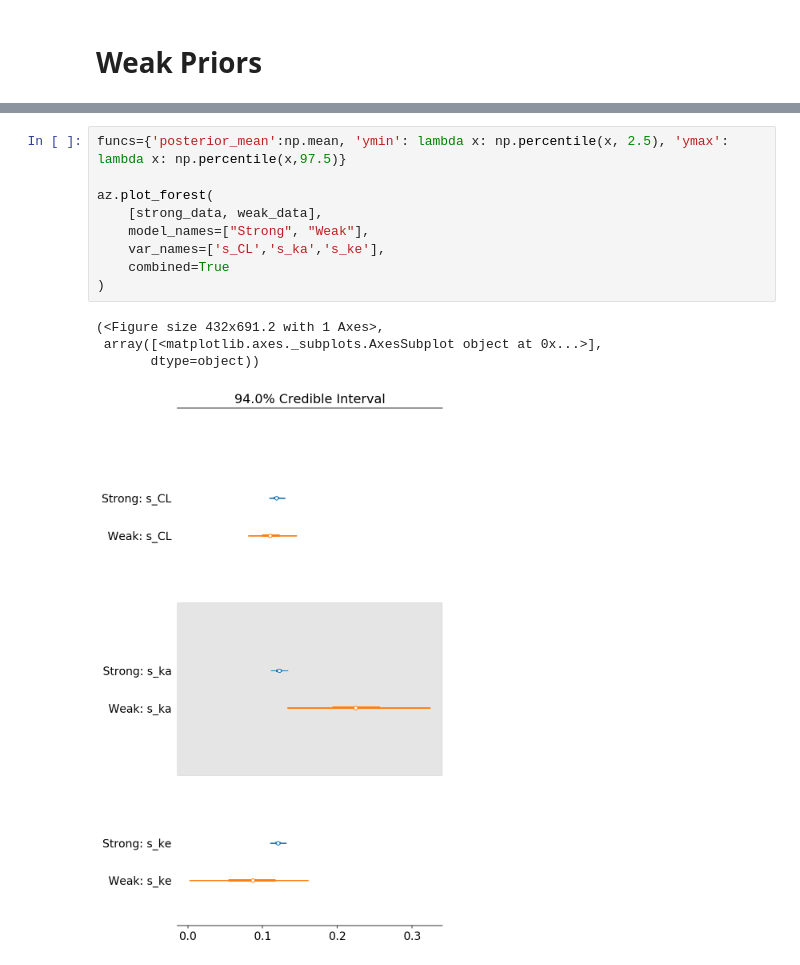
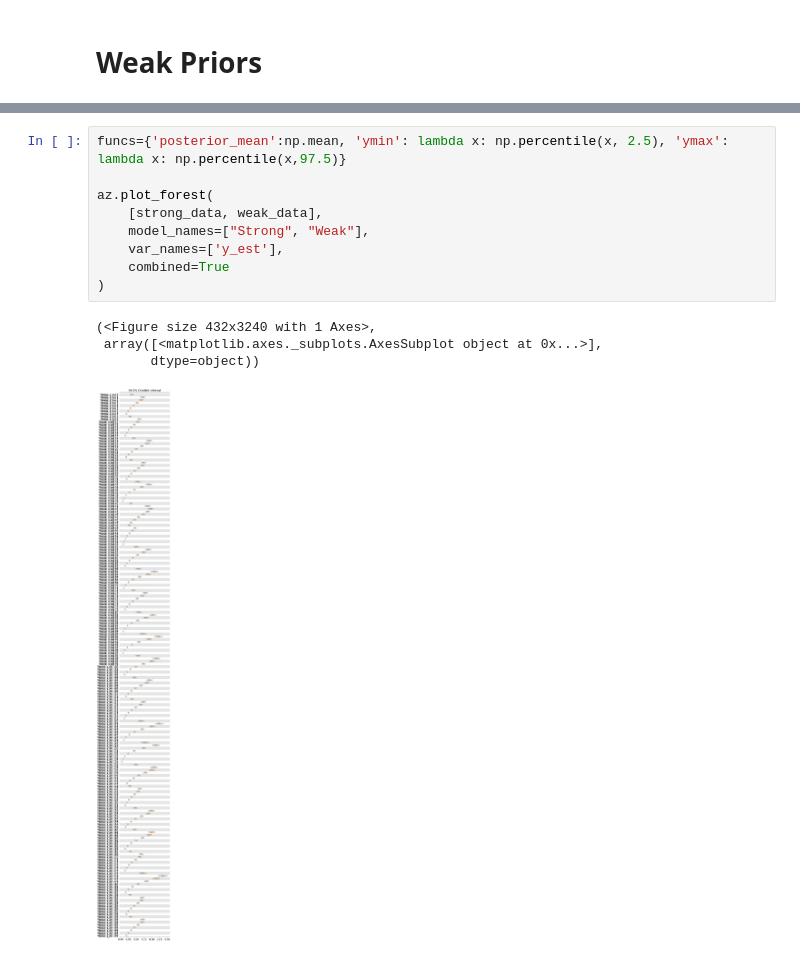
Before and after one commit to Dpananos/PKBayes, a Jupyter notebook: RegressionExperiment.ipynb, the cells around one changed output, grey strips where cells are left out. Cells and saved outputs as stored; diff of their text form.

```diff
--- a/RegressionExperiment.ipynb
+++ b/RegressionExperiment.ipynb
@@ -92,14 +92,14 @@ g.map(plt.fill_between,'times','ppc_low','ppc_high',alpha = 0.25, color = 'C1')
 # %%
 funcs={'posterior_mean':np.mean, 'ymin': lambda x: np.percentile(x, 2.5), 'ymax': lambda x: np.percentile(x,97.5)}
 
 az.plot_forest(
     [strong_data, weak_data],
     model_names=["Strong", "Weak"],
-    var_names=['s_CL','s_ka','s_ke'],
+    var_names=['y_est'],
     combined=True
 )
 # %% [output]
-(<Figure size 432x691.2 with 1 Axes>,
+(<Figure size 432x3240 with 1 Axes>,
  array([<matplotlib.axes._subplots.AxesSubplot object at 0x...>],
        dtype=object))
-[figure, old version]
+[figure, new version]
```
Also changed, not shown: parts of 10 cells of this notebook, 5 other files.
